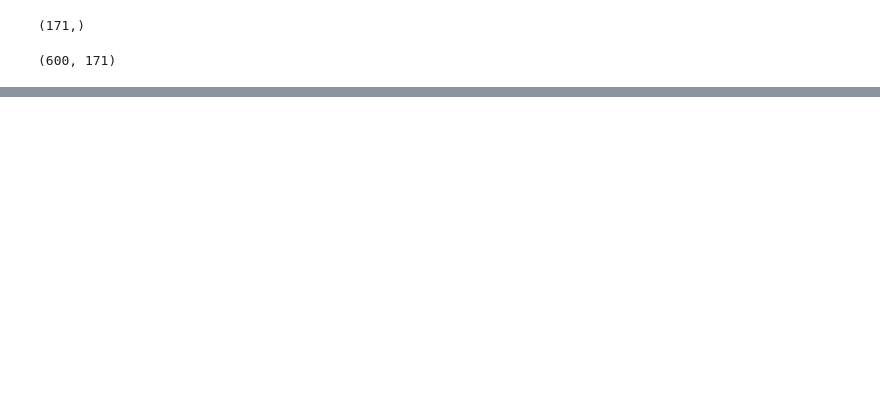
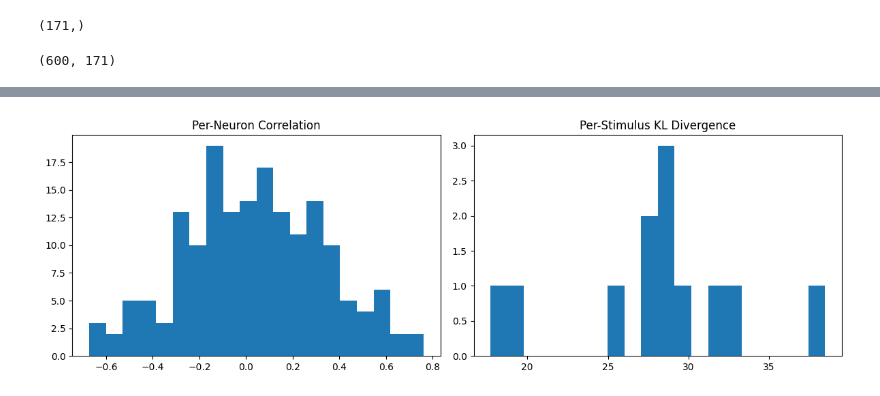
Before and after one commit to mariakesa/MouseViT, a Jupyter notebook: explore.ipynb, the cells around one changed output, grey strips where cells are left out. Saved outputs shown, nothing was run; the diff lists cells and outputs as text; code cells hidden in the pictures; blank space fills up the shorter version.

```diff
--- a/explore.ipynb
+++ b/explore.ipynb
@@ -441,0 +458,70 @@ plt.legend()
+# %%
+def compute_neuron_correlation_and_stimuluswise_kl(
+    merged_folds,
+    fold,
+    model_path="/home/maria/MouseViT/trained_models/zig_binary_event_fold.pth"
+):
+    """
+    Evaluates the model by:
+    1. Normalizing empirical spike rates across stimuli (per neuron),
+    2. Computing Pearson correlation between normalized true rates and model predictions,
+    3. Computing KL divergence per stimulus between normalized rates and predicted probabilities.
+    """
+    import torch
+    from src.zig_model import ZIG  # <-- adjust if needed
+
+    Xn_train, Xe_train, Xn_test, Xe_test, _, frames_test = merged_folds[fold]
+
+    model = ZIG(neuronDim=Xn_train.shape[1], xDim=Xe_train.shape[1])
+    model.load_state_dict(torch.load(model_path, map_location="cpu"))
+    model.eval()
+
+    with torch.no_grad():
+        p_model = model(torch.tensor(Xe_test, dtype=torch.float32)).cpu().numpy()
+
+    p_true = (Xn_test > 0).astype(np.float32)
+
+    from collections import defaultdict
+    frame_to_idx = defaultdict(list)
+    for idx, f in enumerate(frames_test):
+        frame_to_idx[f].append(idx)
+
+    frames = sorted(frame_to_idx.keys())
+    p_model_avg = np.array([p_model[frame_to_idx[f]][0] for f in frames])
+    p_true_avg_raw = np.array([p_true[frame_to_idx[f]].mean(0) for f in frames])
+
+    # Normalize p_true_avg per neuron to emphasize modulation (rescale to [0.25, 0.75])
+    min_vals = p_true_avg_raw.min(axis=0)
+    max_vals = p_true_avg_raw.max(axis=0)
+    norm = (p_true_avg_raw - min_vals) / (max_vals - min_vals + 1e-6)
+    p_true_avg = 0.25 + 0.5 * norm
+
+    # Correlation per neuron
+    corr = np.array([
+        pearsonr(p_true_avg[:, i], p_model_avg[:, i])[0]
+        if np.std(p_true_avg[:, i]) > 0 else np.nan
+        for i in range(p_true_avg.shape[1])
+    ])
+
+    # KL per stimulus
+    eps = 1e-6
+    pt = np.clip(p_true_avg, eps, 1 - eps)
+    qt = np.clip(p_model_avg, eps, 1 - eps)
+    kl = ((1 - pt) * np.log((1 - pt)/(1 - qt)) + pt * np.log(pt/qt)).sum(1)
+
+    # Optional plot
+    plt.figure(figsize=(12, 4))
+    plt.subplot(1, 2, 1)
+    plt.hist(corr[~np.isnan(corr)], bins=20)
+    plt.title("Per-Neuron Correlation")
+    plt.subplot(1, 2, 2)
+    plt.hist(kl, bins=20)
+    plt.title("Per-Stimulus KL Divergence")
+    plt.tight_layout()
+    plt.show()
+
+    return corr, kl, p_model_avg, p_true_avg, p_model
+
+corr, kl, p_model_avg, p_true_avg, p_model=compute_neuron_correlation_and_stimuluswise_kl(merged_folds, fold=0)
+# %% [output]
+[figure, added]
```
Also changed, not shown: parts of 7 cells of this notebook, 4 other files.
